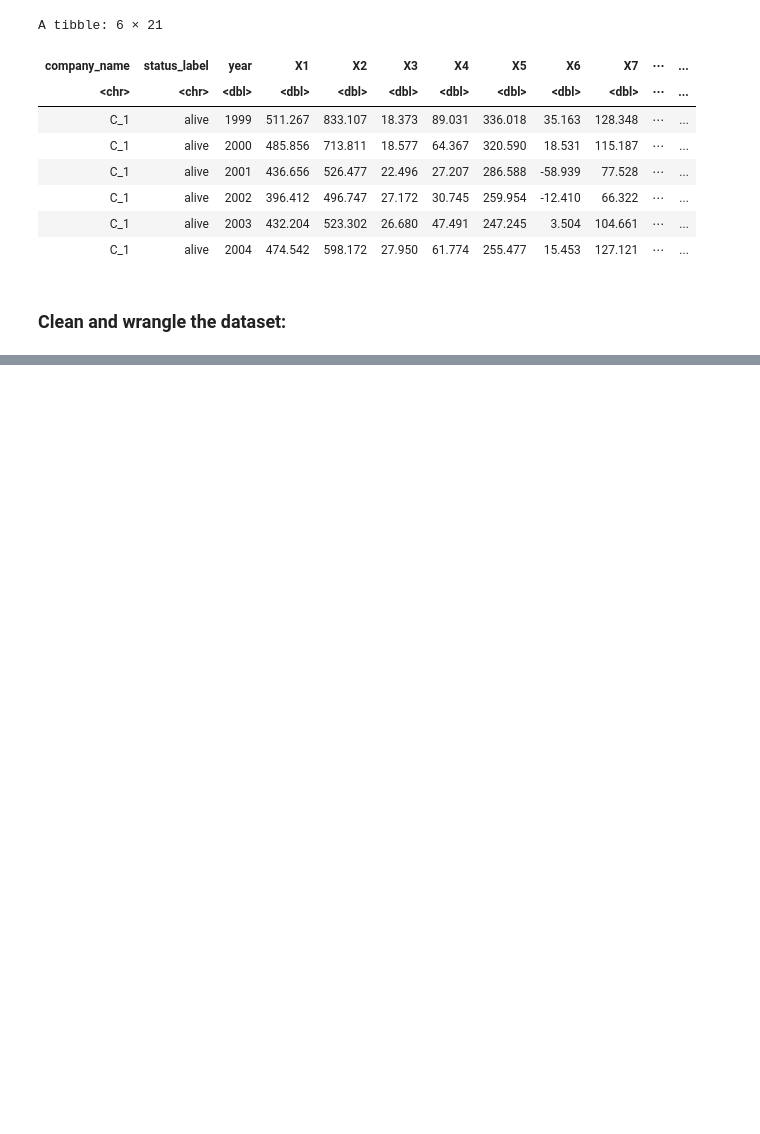
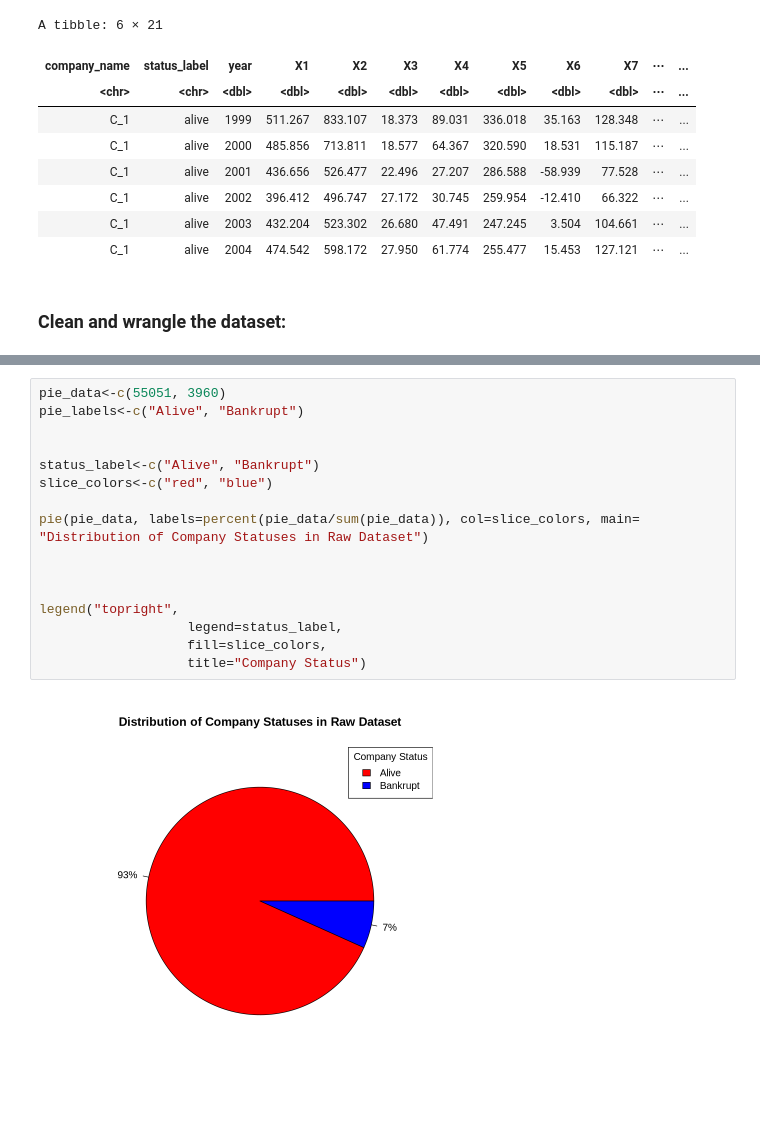
Before and after one commit to 4ugenstern/DSCI-100-GroupProject, a Jupyter notebook: Draft.ipynb, the cells around one changed output, grey strips where cells are left out. Drawn from its saved outputs; the diff is of its cells as text; blank space fills up the shorter version.

Commit message:
Pie Chart Added

```diff
--- a/Draft.ipynb
+++ b/Draft.ipynb
@@ -90,0 +86,18 @@ A tibble: 6 × 21
+# %%
+pie_data<-c(55051, 3960)
+pie_labels<-c("Alive", "Bankrupt")
+
+
+status_label<-c("Alive", "Bankrupt")
+slice_colors<-c("red", "blue")
+
+pie(pie_data, labels=percent(pie_data/sum(pie_data)), col=slice_colors, main= "Distribution of Company Statuses in Raw Dataset")
+
+
+
+legend("topright",
+                   legend=status_label,
+                   fill=slice_colors,
+                   title="Company Status")
+# %% [output]
+[figure, added]
```
Also changed, not shown: parts of 3 cells of this notebook.
